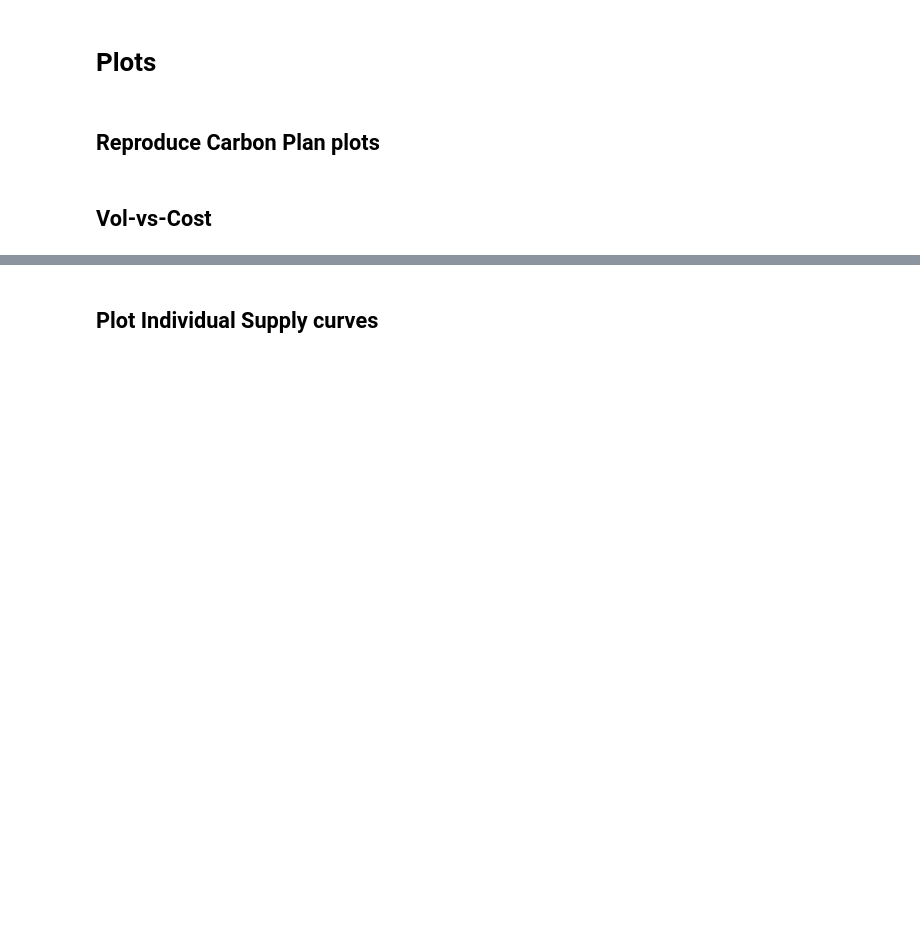
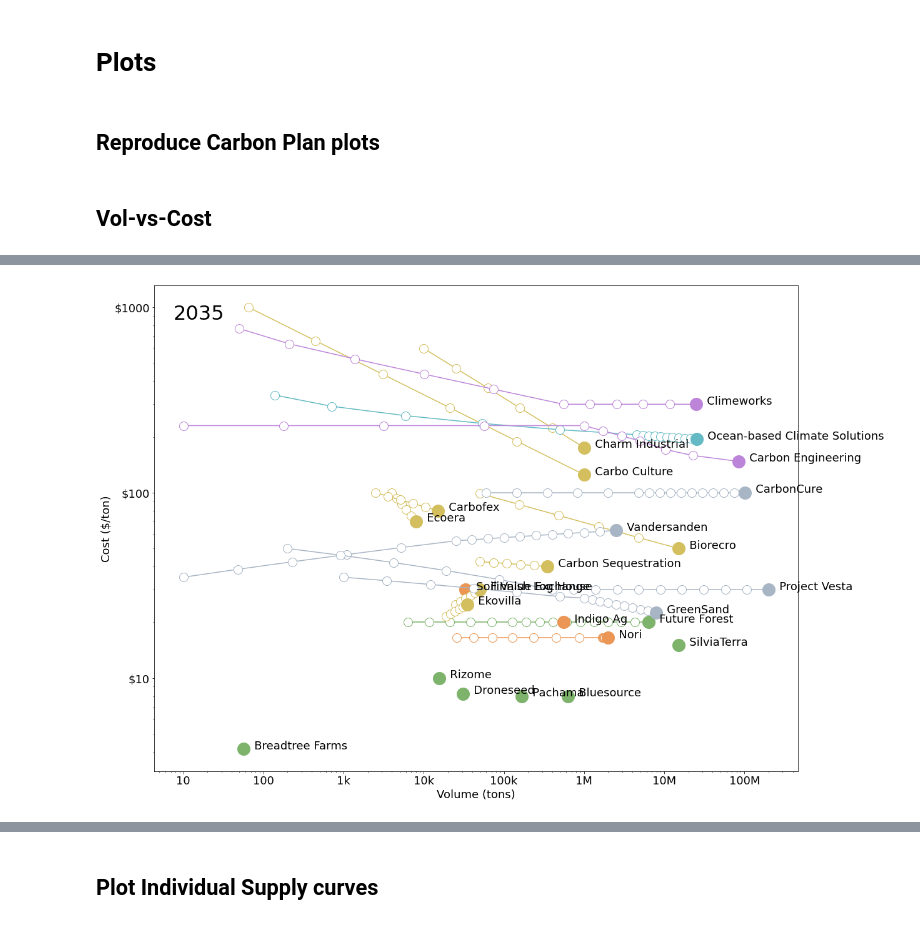
Before and after one commit to yosinski/CDR-Supply-Cost-Curve, a Jupyter notebook: python/210412_carbonplan.ipynb, the cells around one changed output, grey strips where cells are left out. Cells and saved outputs as stored; diff of their text form; code cells hidden in the pictures; blank space fills up the shorter version.

```diff
--- a/python/210412_carbonplan.ipynb
+++ b/python/210412_carbonplan.ipynb
@@ -153,7 +225,7 @@ df['n_tags'] = df.tags.map(len)
 # %% [markdown]
 If pt is missing, fill in from tags column
 # %%
-sel = df.pt == ''
+sel = df.pt.isna()
 df.loc[sel, 'pt'] = df.tags.map(get_pt)
 # %% [markdown]
 Extract different aggregation groups
@@ -243,20 +390,16 @@ tight_layout()
 savefigs('carbon_plan_type_cost')
 # %% [markdown]
 ## Vol-vs-Cost
+# %%
+def nice_vc_axes(skip_x=False):
+    gca().yaxis.set_major_formatter('${x:1.0f}')
+    if not skip_x:
+        ax = axis()
+        xticks(10 ** arange(3*4),
+               ['1', '10', '100', '1k', '10k', '100k', '1M', '10M', '100M', '1G', '10G', '100G'])
+        axis(ax)
 # %%
 # Then: write group selector and use to filter the below plots
-# %%
-def get_costs(project):
-    '''Return average costs for all years'''
-    c_min = array([getattr(project, 'cost_%s_min' % year) for year in range(first_year, last_year + 1)])
-    c_max = array([getattr(project, 'cost_%s_max' % year) for year in range(first_year, last_year + 1)])
-    return (c_min + c_max) / 2
-
-def get_vols(project):
-    '''Return average volumes for all years'''
-    v_min = array([getattr(project, 'vol_%s_min' % year) for year in range(first_year, last_year + 1)])
-    v_max = array([getattr(project, 'vol_%s_max' % year) for year in range(first_year, last_year + 1)])
-    return (v_min + v_max) / 2
 # %%
 def plot_vc_to_time(df, start=2020, end=2025, plfn=loglog, save_as=None):
     '''Plot data from first year to last year, highlighting last year.'''
@@ -280,6 +423,7 @@ def plot_vc_to_time(df, start=2020, end=2025, plfn=loglog, save_as=None):
     annotate('%s' % end, xy=(.03, .93), xycoords='axes fraction', fontsize=32)
     xlabel('Volume (tons)')
     ylabel('Cost ($/ton)')
+    nice_vc_axes()
     tight_layout()
     if save_as:
         savefigs(save_as)
@@ -291,3 +437,11 @@ plot_vc_to_time(df[sel], end=2020)
+# %%
+# Plot data to last year
+figsize(18,12)
+sel = (df.valid_vc & (df.projection_group == 'company'))
+year = last_year
+plot_vc_to_time(df[sel], end=year)
+# %% [output]
+[figure, added]
 # %%
 # Expensive: generate each frame for animation
 figsize(18,12)
```
Also changed, not shown: parts of 45 cells of this notebook, 2 other files.
